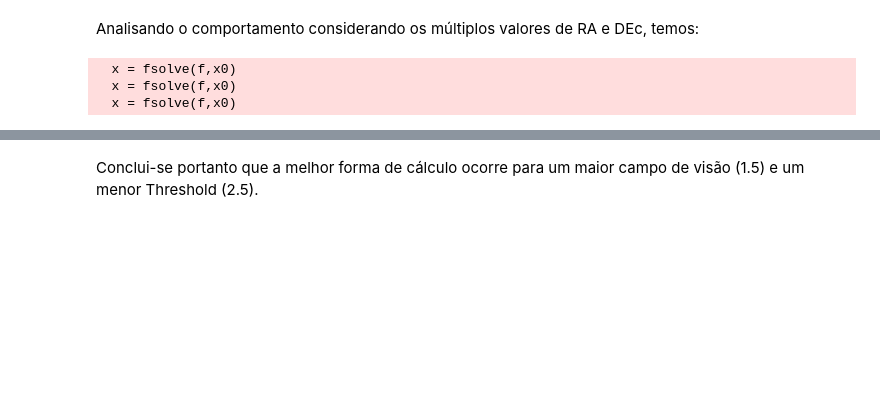
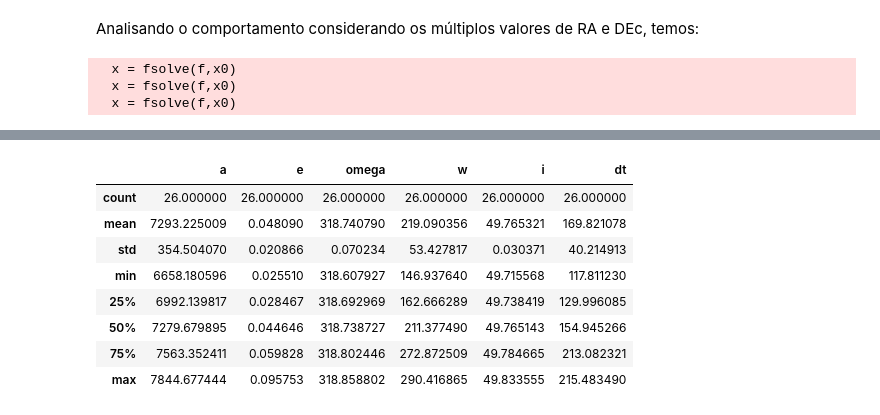
Before and after one commit to Rafa1914/spacepykit, a Jupyter notebook: data-exploration-notebook.ipynb, the cells around one changed output, grey strips where cells are left out. Cells and saved outputs as stored; diff of their text form; code cells hidden in the pictures; blank space fills up the shorter version.

```diff
--- a/data-exploration-notebook.ipynb
+++ b/data-exploration-notebook.ipynb
@@ -646,29 +441,0 @@ Parâmetros Orbitais:
-# %%
-# Dados do Observatório da Aldoria:
-latitude = -30.5262693  # Latitude geocêntrica do observatório [deg]
-longitude = -70.8531799  # [deg]
-altitude = 2180e-3  # [km]
-
-observatory = Observatory(
-    longitude=longitude, latitude=latitude, altitude=altitude
-)
-
-# Importação dos dados brutos do TDM
-tdm_aldoria_raw = read_tdm("Dados\\TDM_7646.txt")
-tdm_saipher_30_raw = read_tdm("Dados\\TDM\\Field-Of-View\\TDM-Saipher-15.txt")
-tdm_saipher_25_raw = read_tdm("Dados\\TDM\\Field-Of-View\\TDM-Saipher-15-25.txt")
-
-# Filtragem dos dados:
-tdm_saipher_30_filtered = filter_raw_data(df_raw=tdm_saipher_30_raw)
-tdm_saipher_25_filtered = filter_raw_data(df_raw=tdm_saipher_25_raw)
-tdm_aldoria_filtered = filter_raw_data(df_raw=tdm_aldoria_raw)
-
-# Ajuste polinomial:
-_,_,tdm_saipher_30_fit = fit_radec_tdm_data(raw_data=tdm_saipher_30_filtered,poly_degree=3)
-_,_,tdm_saipher_25_fit = fit_radec_tdm_data(raw_data=tdm_saipher_25_filtered,poly_degree=3)
-_,_,tdm_aldoria_fit = fit_radec_tdm_data(raw_data=tdm_aldoria_filtered,poly_degree=3)
-
-# Obtenção dos dados:
-tles_aldoria = get_iod_multiple_radec(tdm_aldoria_raw, observatory)
-tles_saipher_30 = get_iod_multiple_radec(tdm_saipher_30_filtered, observatory)
-tles_saipher_25 = get_iod_multiple_radec(tdm_saipher_25_filtered, observatory)
@@ -690,2 +442,12 @@ plot_data(
-# %% [markdown]
-Conclui-se portanto que a melhor forma de cálculo ocorre para um maior campo de visão (1.5) e um menor Threshold (2.5).
+# %%
+tles_saipher_25.describe()
+# %% [output]
+|  | a | e | omega | w | i | dt |
+| count | 26.000000 | 26.000000 | 26.000000 | 26.000000 | 26.000000 | 26.000000 |
+| mean | 7293.225009 | 0.048090 | 318.740790 | 219.090356 | 49.765321 | 169.821078 |
+| std | 354.504070 | 0.020866 | 0.070234 | 53.427817 | 0.030371 | 40.214913 |
+| min | 6658.180596 | 0.025510 | 318.607927 | 146.937640 | 49.715568 | 117.811230 |
+| 25% | 6992.139817 | 0.028467 | 318.692969 | 162.666289 | 49.738419 | 129.996085 |
+| 50% | 7279.679895 | 0.044646 | 318.738727 | 211.377490 | 49.765143 | 154.945266 |
+| 75% | 7563.352411 | 0.059828 | 318.802446 | 272.872509 | 49.784665 | 213.082321 |
+| max | 7844.677444 | 0.095753 | 318.858802 | 290.416865 | 49.833555 | 215.483490 |
```
Also changed, not shown: parts of 25 cells of this notebook.
